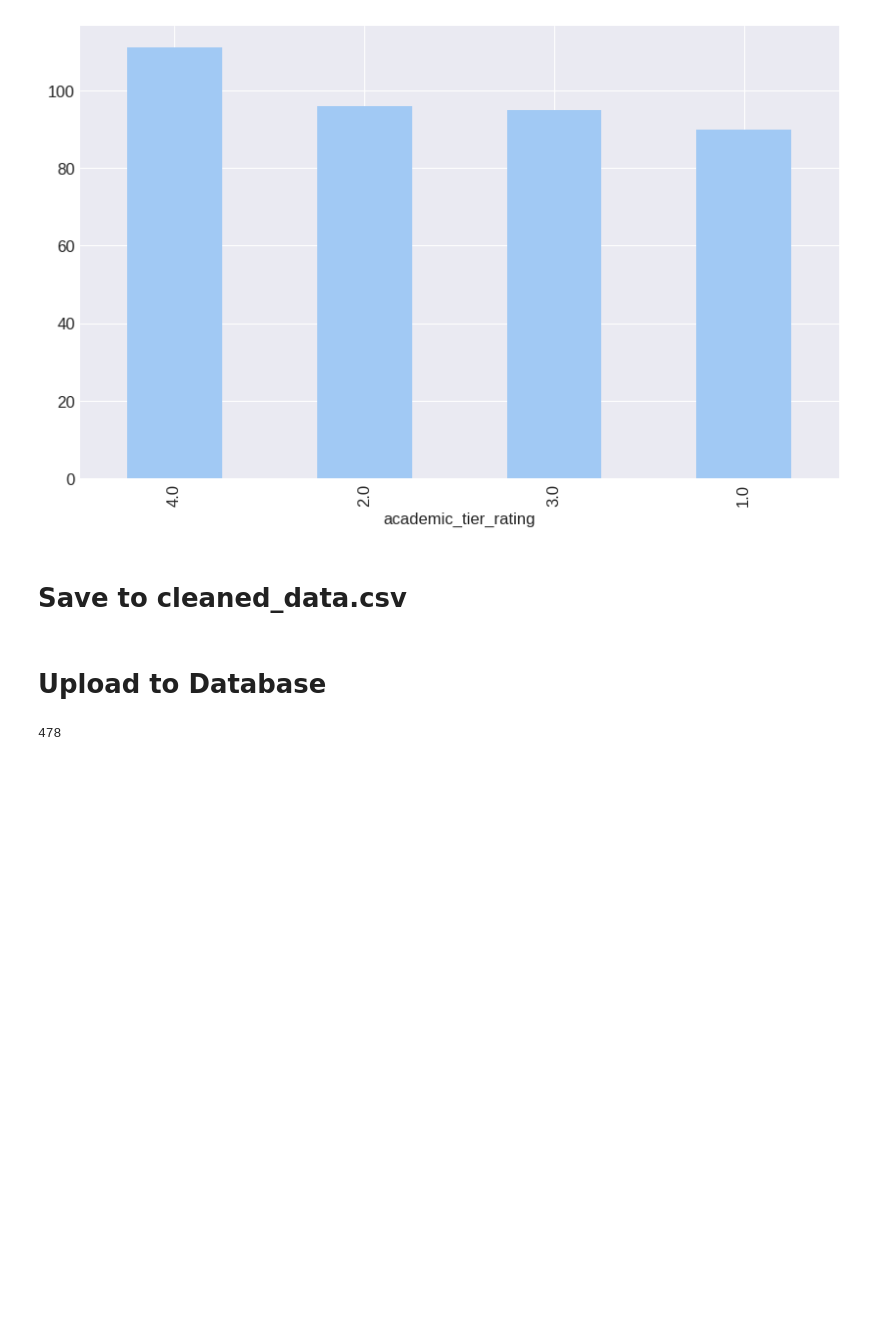
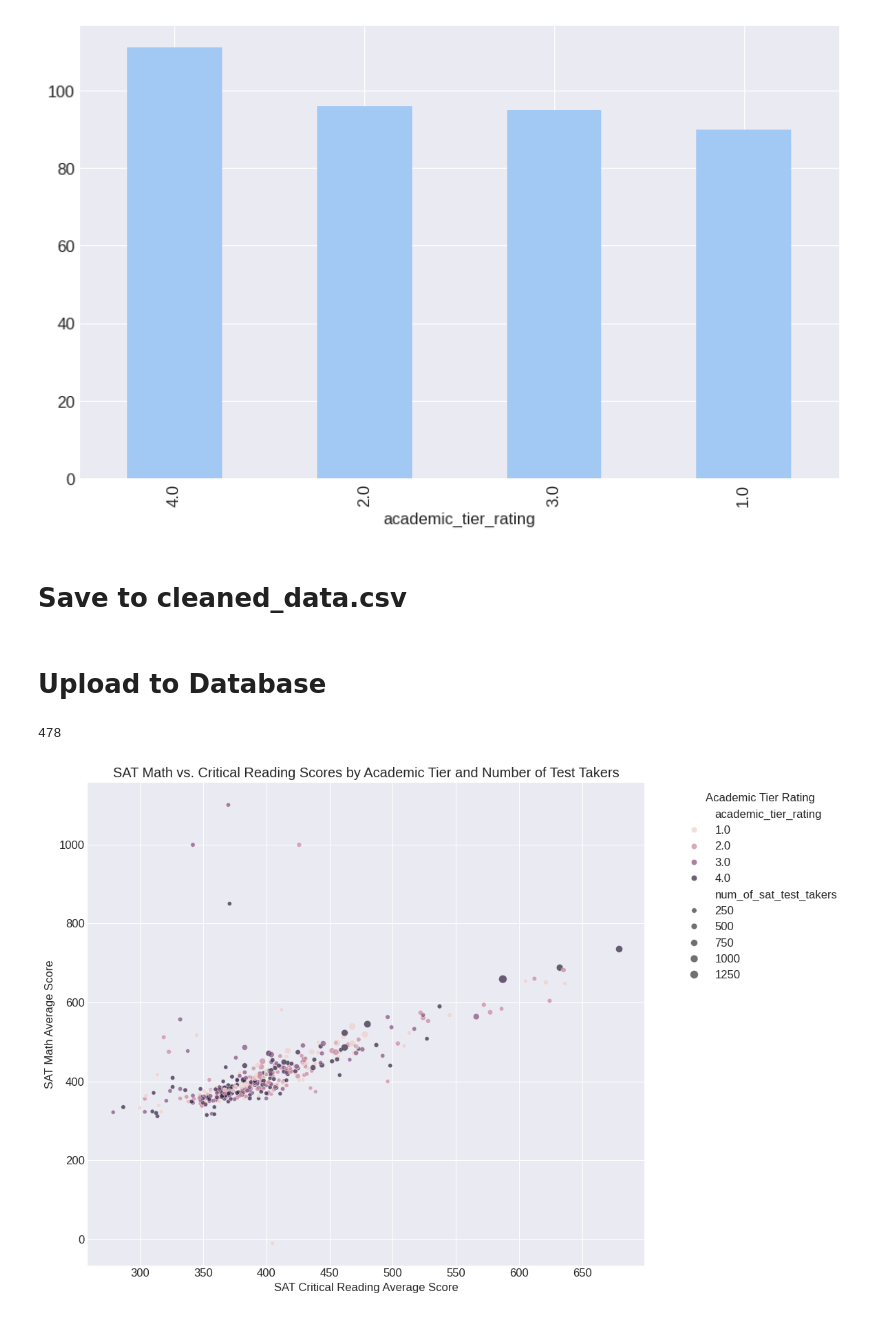
Before and after one commit to webeet-io/_onboarding_data, a Jupyter notebook: daily_tasks/day_4/day_4_task/sat_modeling.ipynb, the cells around one changed output. Drawn from its saved outputs; the diff is of its cells as text; code cells hidden in the pictures; blank space fills up the shorter version.

```diff
--- a/daily_tasks/day_4/day_4_task/sat_modeling.ipynb
+++ b/daily_tasks/day_4/day_4_task/sat_modeling.ipynb
@@ -534,3 +542,20 @@ data.to_sql(
 478
 # %%
 data.to_csv('cleaned_data.csv', index=False)
+# %%
+plt.figure(figsize=(12, 8))
+sns.scatterplot(data=data,
+                x=data['sat_critical_reading_avg_score'].astype(float),
+                y=data['sat_math_avg_score'].astype(float),
+                hue='academic_tier_rating',
+                size=data['num_of_sat_test_takers'].astype(float),
+                alpha=0.7)
+plt.title('SAT Math vs. Critical Reading Scores by Academic Tier and Number of Test Takers')
+plt.xlabel('SAT Critical Reading Average Score')
+plt.ylabel('SAT Math Average Score')
+plt.legend(title='Academic Tier Rating', bbox_to_anchor=(1.05, 1), loc='upper left')
+plt.grid(True)
+plt.tight_layout()
+plt.show()
+# %% [output]
+[figure, added]
```
Also changed, not shown: parts of 1 cell of this notebook.
